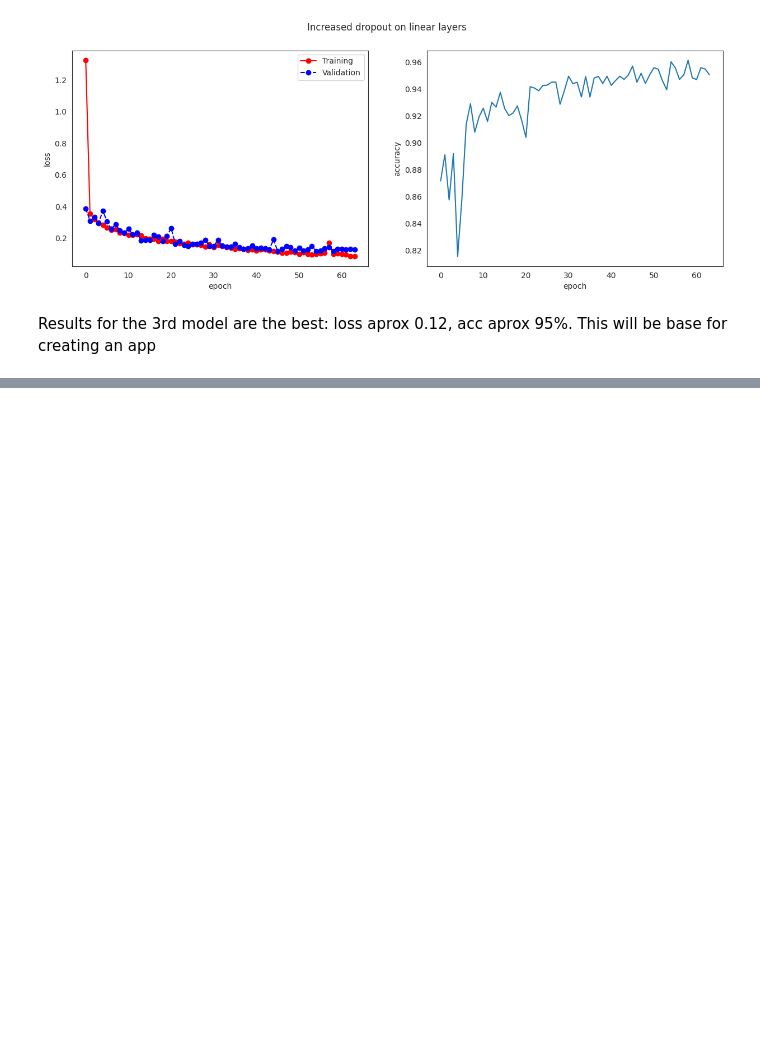
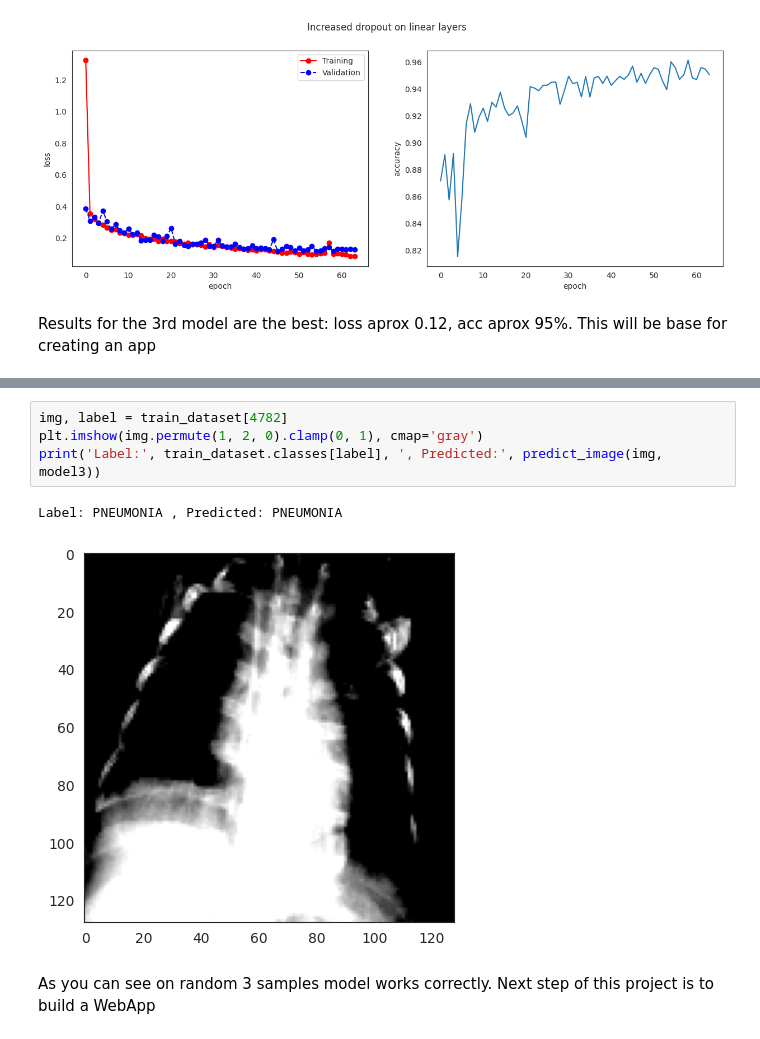
Before and after one commit to gitMiodek/lungs-disease-classification-app, a Jupyter notebook: X_ray_images_classification.ipynb, the cells around one changed output, grey strips where cells are left out. Saved outputs shown, nothing was run; the diff lists cells and outputs as text; blank space fills up the shorter version.

```diff
--- a/X_ray_images_classification.ipynb
+++ b/X_ray_images_classification.ipynb
@@ -945,0 +1026,9 @@ Results for the 3rd model are the best: loss aprox 0.12, acc aprox 95%. This wil
+# %%
+img, label = train_dataset[4782]
+plt.imshow(img.permute(1, 2, 0).clamp(0, 1), cmap='gray')
+print('Label:', train_dataset.classes[label], ', Predicted:', predict_image(img, model3))
+# %% [output]
+Label: PNEUMONIA , Predicted: PNEUMONIA
+[figure, added]
+# %% [markdown]
+As you can see on random 3 samples model works correctly. Next step of this project is to build a WebApp
```
Also changed, not shown: parts of 12 cells of this notebook.
